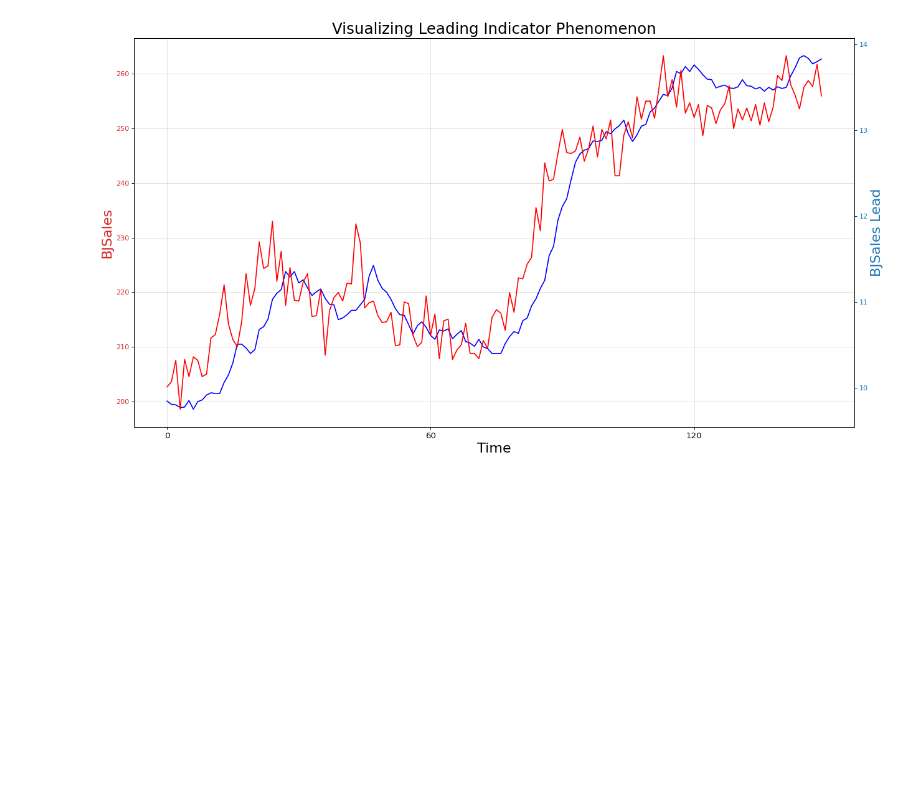
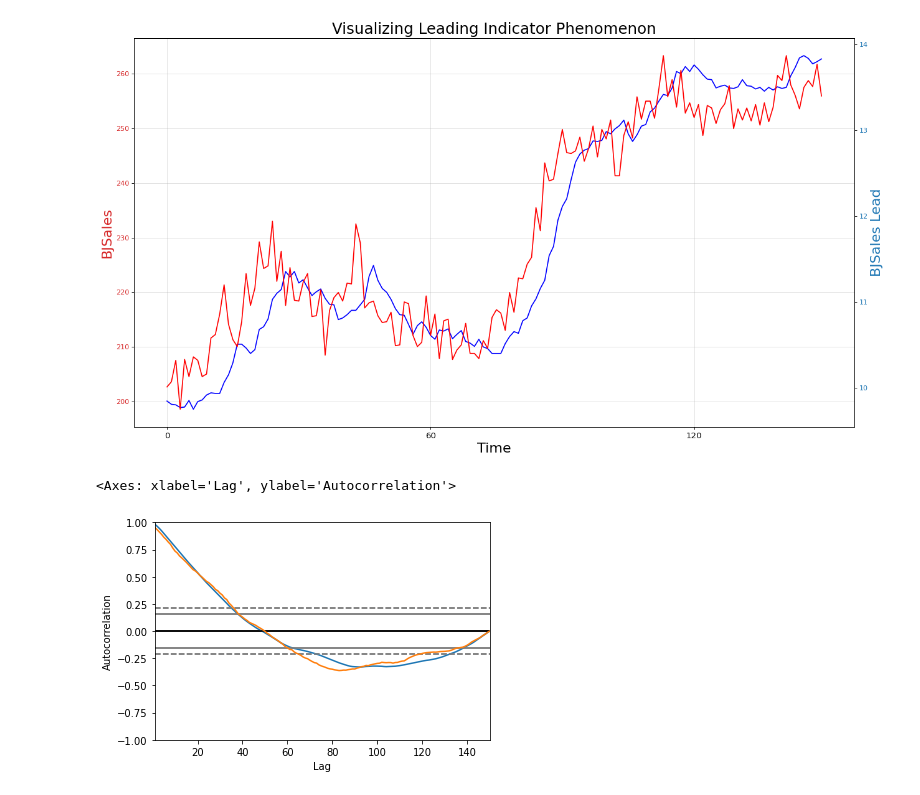
Before and after one commit to Addechander/Exploratory-Data-Analysis, a Jupyter notebook: Time Series Analysis Part 3/Granger casuality.ipynb, the cells around one changed output. Saved outputs shown, nothing was run; the diff lists cells and outputs as text; code cells hidden in the pictures; blank space fills up the shorter version.

```diff
--- a/Time Series Analysis Part 3/Granger casuality.ipynb
+++ b/Time Series Analysis Part 3/Granger casuality.ipynb
@@ -95,3 +95,11 @@ fig.tight_layout()
 plt.show()
 # %% [output]
 [figure]
+# %%
+from pandas.plotting import autocorrelation_plot
+
+autocorrelation_plot(df.BJSales.tolist())
+autocorrelation_plot(df.Bjsales_lead.tolist())
+# %% [output]
+<Axes: xlabel='Lag', ylabel='Autocorrelation'>
+[figure, added]
```
Also changed, not shown: parts of 2 cells of this notebook, 1 other file.
